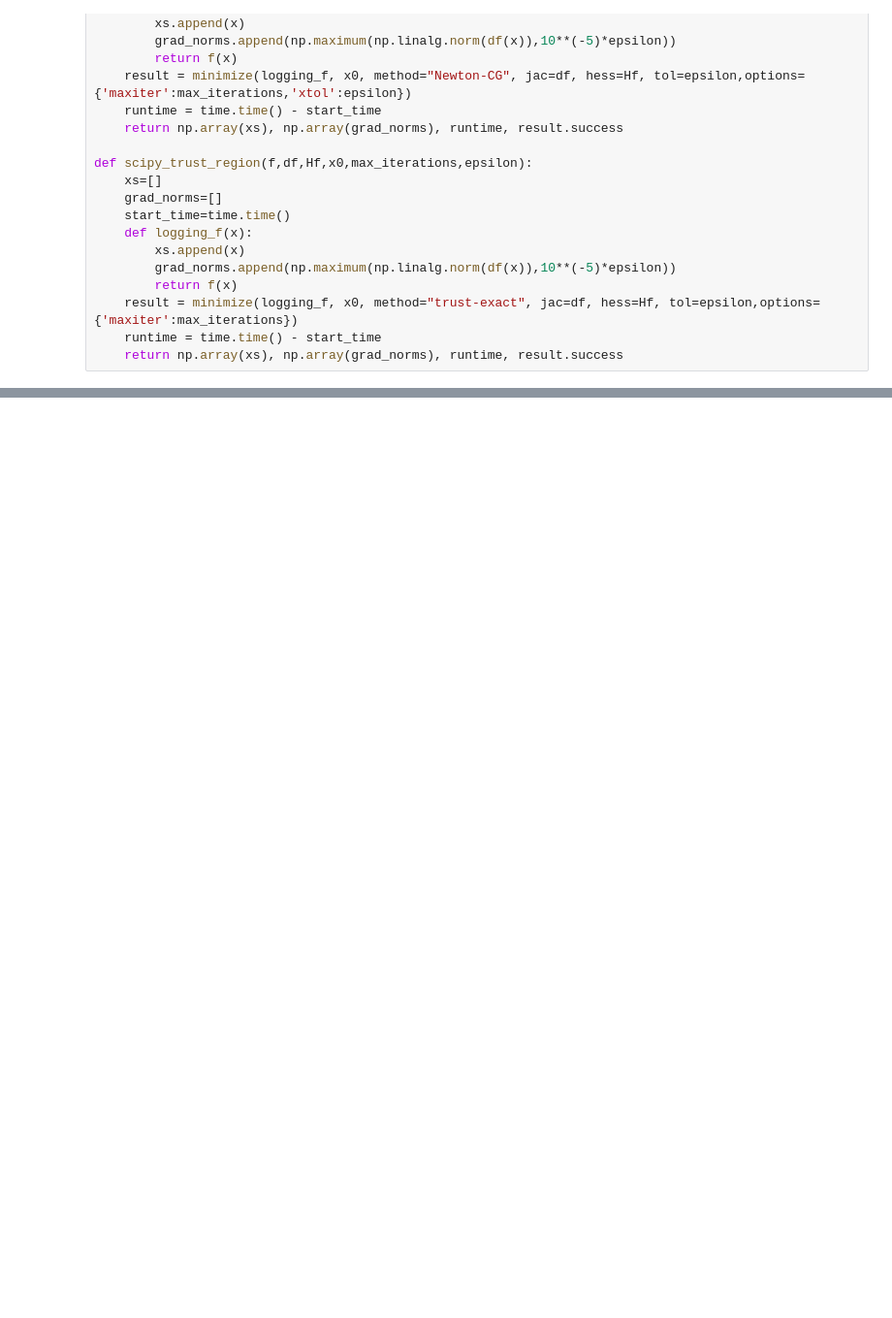
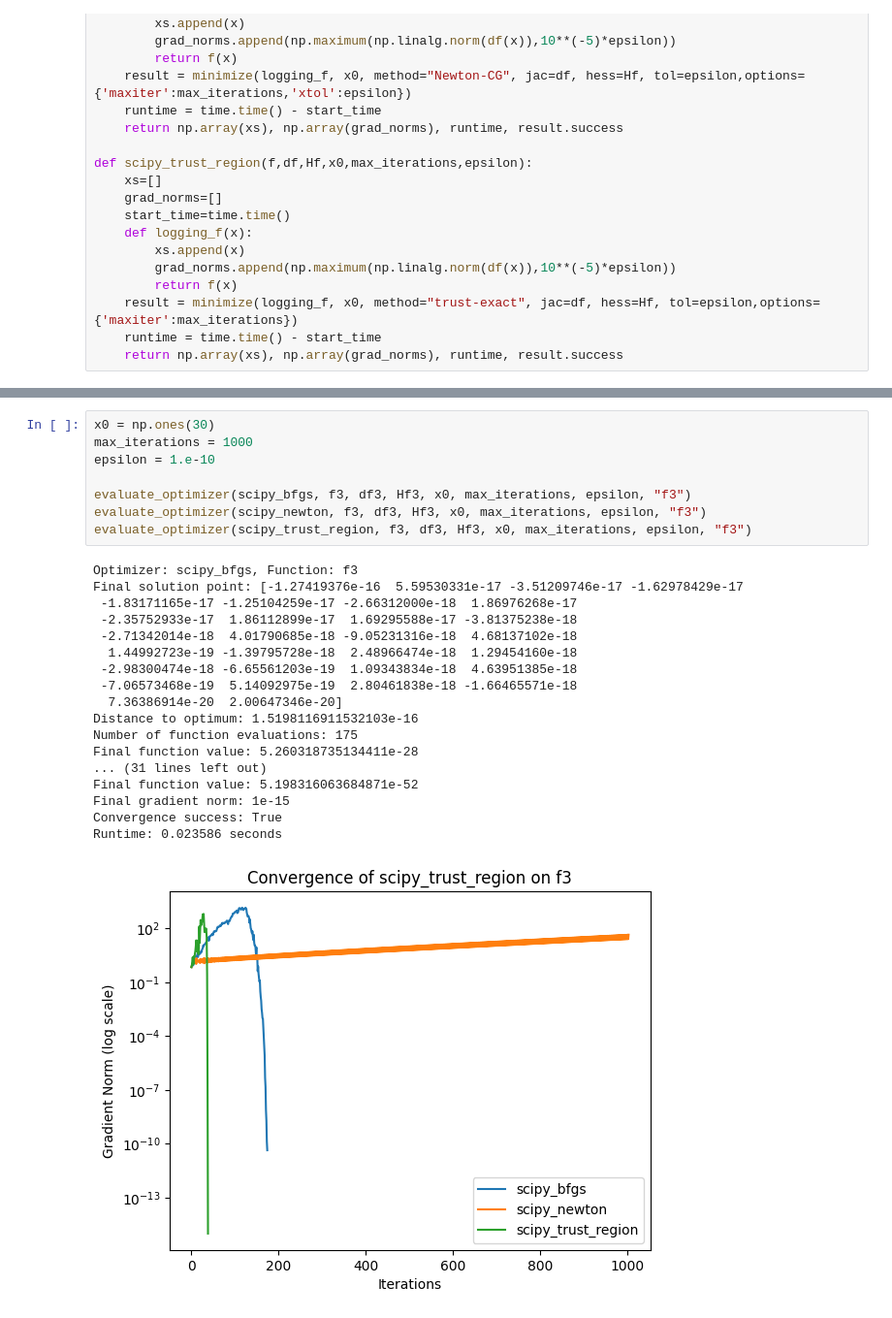
Before and after one commit to santiweide/ku2025-no, a Jupyter notebook: code_week1/Assignment_Notebook.ipynb, the cells around one changed output, grey strips where cells are left out. Shown at 97% size. Cells and saved outputs as stored; diff of their text form; blank space fills up the shorter version.

```diff
--- a/code_week1/Assignment_Notebook.ipynb
+++ b/code_week1/Assignment_Notebook.ipynb
@@ -106,0 +225,27 @@ Runtime: 0.002916 seconds
+# %%
+x0 = np.ones(30)
+max_iterations = 1000
+epsilon = 1.e-10
+
+evaluate_optimizer(scipy_bfgs, f3, df3, Hf3, x0, max_iterations, epsilon, "f3")
+evaluate_optimizer(scipy_newton, f3, df3, Hf3, x0, max_iterations, epsilon, "f3")
+evaluate_optimizer(scipy_trust_region, f3, df3, Hf3, x0, max_iterations, epsilon, "f3")
+# %% [output]
+Optimizer: scipy_bfgs, Function: f3
+Final solution point: [-1.27419376e-16  5.59530331e-17 -3.51209746e-17 -1.62978429e-17
+ -1.83171165e-17 -1.25104259e-17 -2.66312000e-18  1.86976268e-17
+ -2.35752933e-17  1.86112899e-17  1.69295588e-17 -3.81375238e-18
+ -2.71342014e-18  4.01790685e-18 -9.05231316e-18  4.68137102e-18
+  1.44992723e-19 -1.39795728e-18  2.48966474e-18  1.29454160e-18
+ -2.98300474e-18 -6.65561203e-19  1.09343834e-18  4.63951385e-18
+ -7.06573468e-19  5.14092975e-19  2.80461838e-18 -1.66465571e-18
+  7.36386914e-20  2.00647346e-20]
+Distance to optimum: 1.5198116911532103e-16
+Number of function evaluations: 175
+Final function value: 5.260318735134411e-28
+... (31 lines left out)
+Final function value: 5.198316063684871e-52
+Final gradient norm: 1e-15
+Convergence success: True
+Runtime: 0.023586 seconds
+[figure, added]
```
Also changed, not shown: parts of 9 cells of this notebook.
